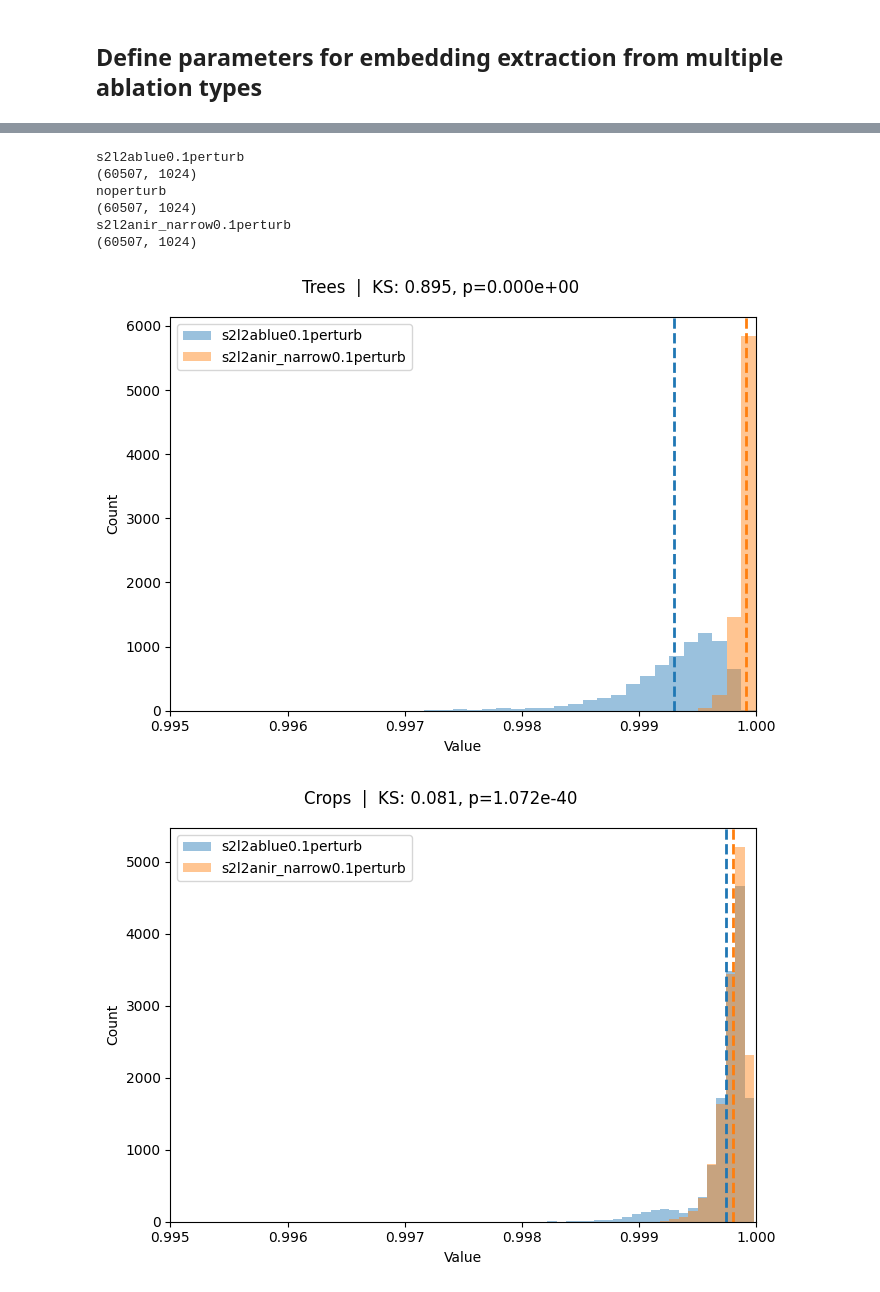
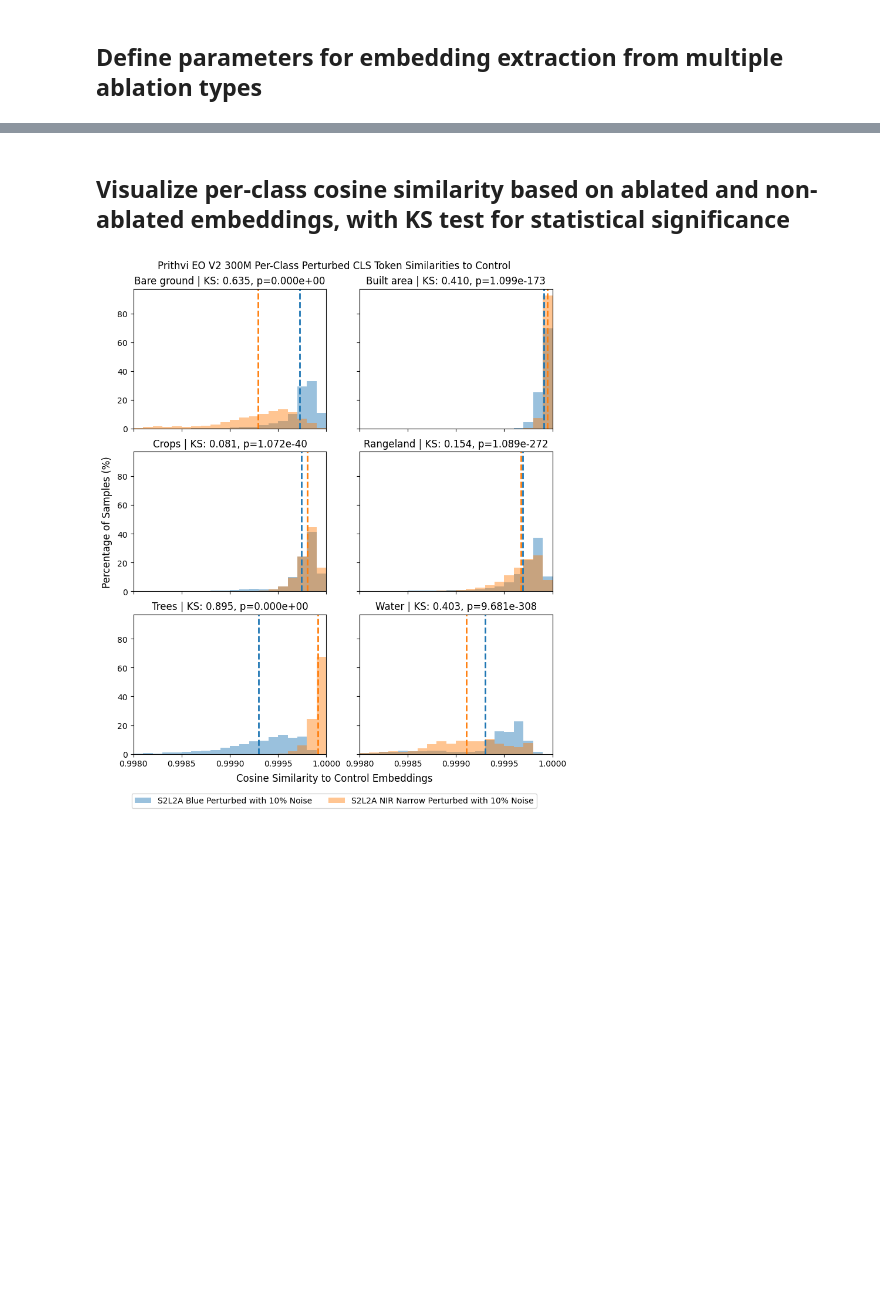
Before and after one commit to ClarkCGA/gelos, a Jupyter notebook: notebooks/06_dwg_noiseablation.ipynb, the cells around one changed output, grey strips where cells are left out. Drawn from its saved outputs; the diff is of its cells as text; code cells hidden in the pictures; blank space fills up the shorter version.

```diff
--- a/notebooks/06_dwg_noiseablation.ipynb
+++ b/notebooks/06_dwg_noiseablation.ipynb
@@ -120,15 +79,3 @@ n_samples =
-# %%
-for k, v in embeddings_dict.items():
-    n_samples, embed_dim = v.shape
-    print(k)
-    print(v.shape)
-# %% [output]
-s2l2ablue0.1perturb
-(60507, 1024)
-noperturb
-(60507, 1024)
-s2l2anir_narrow0.1perturb
-(60507, 1024)
 # %%
 cosine_simalarities = {}
 for perturb in embeddings_dict.keys():
@@ -136,35 +83,55 @@ for perturb in embeddings_dict.keys():
         continue
     perturb_embeddings = embeddings_dict[perturb]
     control_embeddings = embeddings_dict["noperturb"]
+    n_samples = control_embeddings.shape[0]
     cosine_simalarities[perturb] = np.array([
         cosine_similarity(perturb_embeddings[i, :].reshape(1, -1), control_embeddings[i, :].reshape(1, -1)).diagonal()
         for i in tqdm(range(n_samples))
     ])
+# %%
+ablation_title_dict = {
+    "s2l2ablue0.1perturb": "S2L2A Blue Perturbed with 10% Noise",
+    "s2l2anir_narrow0.1perturb": "S2L2A NIR Narrow Perturbed with 10% Noise",
+}
 # %%
 for ablation, similarities in cosine_simalarities.items():
-    chip_gdf[ablation] = similarities
+    chip_gdf[ablation_title_dict[ablation]] = similarities
+# %% [markdown]
+## Visualize per-class cosine similarity based on ablated and non-ablated embeddings, with KS test for statistical significance
 # %%
-from scipy.stats import ks_2samp
+cols = list(ablation_title_dict.values())
+categories = sorted(chip_gdf["category"].unique())
+n_categories = len(categories)
+nrows = int(np.ceil(np.sqrt(n_categories)))
+ncols = int(np.ceil(n_categories / nrows))
+fig, axes = plt.subplots(nrows, ncols, figsize=(4 * ncols, 3 * nrows), sharex=True, sharey=True, constrained_layout=True)
+axes = np.atleast_1d(axes).reshape(-1)
+color_cycle = plt.cm.tab10(np.arange(len(cols)))
+bin_edges = np.linspace(0.998, 1.0, 21)
 
-for category in chip_gdf["category"].unique():
+for idx, category in enumerate(categories):
+    ax = axes[idx]
     category_df = chip_gdf[chip_gdf["category"] == category]
-    cols = list(cosine_simalarities.keys())
-    combined = np.concatenate([category_df[col].to_numpy() for col in cols])
-    bins = np.histogram_bin_edges(combined, bins=30)
+    for col, color in zip(cols, color_cycle):
+        values = category_df[col].to_numpy()
+        if values.size == 0:
+            continue
+        percent_weights = np.full(values.shape, 100 / values.size, dtype=float)
+        ax.hist(values, bins=bin_edges, weights=percent_weights, alpha=0.45, color=color, label=col if idx == 0 else None)
+        ax.axvline(values.mean(), color=color, linestyle="--", linewidth=2)
+    ks_stat, ks_p = ks_2samp(category_df[cols[0]], category_df[cols[1]])
+    ax.set_title(f"{category} | KS: {ks_stat:.3f}, p={ks_p:.3e}")
+    ax.set_xlim(0.998, 1)
 
-    plt.figure(figsize=(7, 5))
-    for col, color in zip(cols, ["#1f77b4", "#ff7f0e"]):
-        plt.hist(category_df[col], bins=bins, alpha=0.45, color=color, label=col)
-        plt.axvline(category_df[col].mean(), color=color, linestyle="--", linewidth=2)
+for ax in axes[n_categories:]:
+    ax.axis("off")
 
-    ks_stat, ks_p = ks_2samp(category_df[cols[0]], category_df[cols[1]])
-    plt.xlabel("Value")
-    plt.ylabel("Count")
-    plt.xlim(0.995, 1)
-    plt.legend()
-    plt.suptitle(f"{category}  |  KS: {ks_stat:.3f}, p={ks_p:.3e}")
-    plt.tight_layout()
-    plt.show()
+fig.supxlabel("Cosine Similarity to Control Embeddings")
+fig.supylabel("Percentage of Samples (%)")
+plt.suptitle(f"{model_title} Per-Class Perturbed CLS Token Similarities to Control")
+handles, labels = axes[0].get_legend_handles_labels()
+fig.legend(handles, labels, loc="lower center", bbox_to_anchor=(0.5, -0.05), ncol=len(cols))
+plt.savefig(figures_dir / f"{model_title_lower}_{extraction_strategy_lower}_{embedding_layer_lower}_perturbsimilarity.png")
+# plt.close(fig)
 # %% [output]
-[figure, old version]
+[figure, new version]
-[figure, removed]
```
Also changed, not shown: parts of 12 cells of this notebook, 10 other files.
